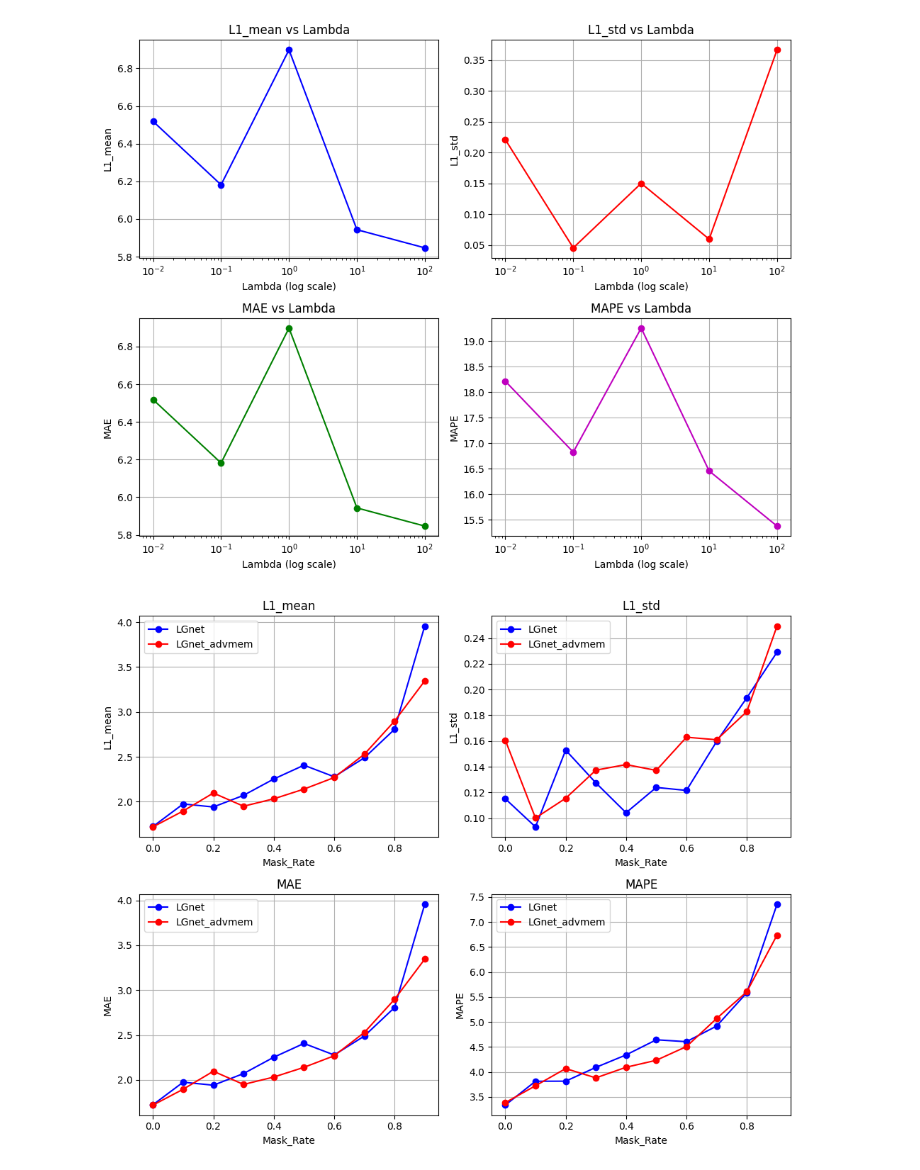
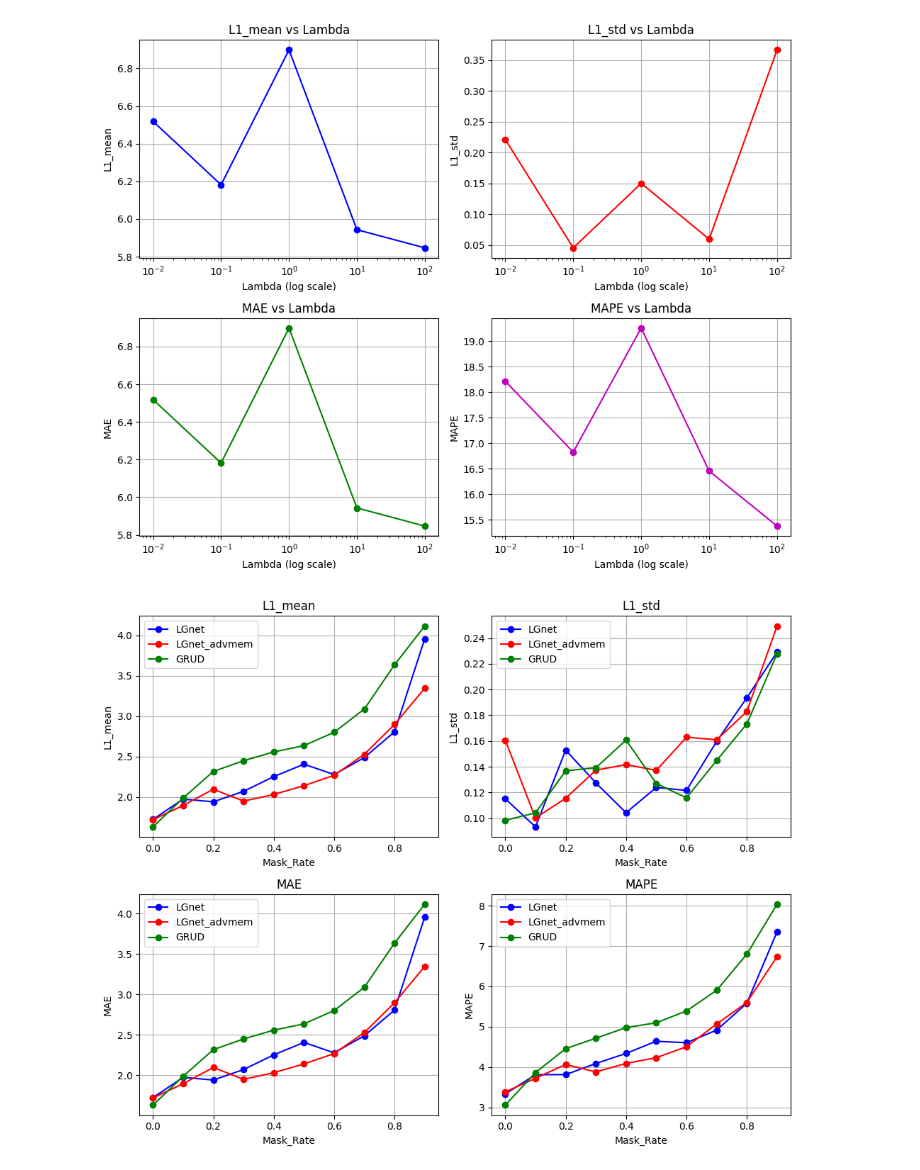
Before and after one commit to Shintaro0105/STdata_prediction, a Jupyter notebook: src/LGnet/graph.ipynb, the cells around one changed output. Saved outputs shown, nothing was run; the diff lists cells and outputs as text; code cells hidden in the pictures.

```diff
--- a/src/LGnet/graph.ipynb
+++ b/src/LGnet/graph.ipynb
@@ -345,9 +345,11 @@ import numpy as np
 
 data = '/workspaces/STdata_prediction/src/LGnet/output/missrate_BAY_8_64_100.csv'
 data_advmem = '/workspaces/STdata_prediction/src/LGnet/output/missrate_advmem_BAY_8_8_01.csv'
+data_grud = '/workspaces/STdata_prediction/src/GRU-D-zhiyongc/output/missrate_BAY_8_GRUD.csv'
 
 df = pd.read_csv(data)
 df_ = pd.read_csv(data_advmem)
+df__ = pd.read_csv(data_grud)
 
 # Plot each metric against Mask_Rate
 plt.figure(figsize=(10, 8))
@@ -356,6 +358,7 @@ plt.figure(figsize=(10, 8))
 plt.subplot(2, 2, 1)
 plt.plot(df['Mask_Rate'], df['L1_mean'], marker='o', label='LGnet', color='b')
 plt.plot(df_['Mask_Rate'], df_['L1_mean'], marker='o', label='LGnet_advmem', color='r')
+plt.plot(df__['Mask_Rate'], df__['L1_mean'], marker='o', label='GRUD', color='g')
 plt.title('L1_mean')
 plt.xlabel('Mask_Rate')
 plt.ylabel('L1_mean')
@@ -366,33 +369,36 @@ plt.legend()
 plt.subplot(2, 2, 2)
 plt.plot(df['Mask_Rate'], df['L1_std'], marker='o', label='LGnet', color='b')
 plt.plot(df_['Mask_Rate'], df_['L1_std'], marker='o', label='LGnet_advmem', color='r')
+plt.plot(df__['Mask_Rate'], df__['L1_std'], marker='o', label='GRUD', color='g')
 plt.title('L1_std')
 plt.xlabel('Mask_Rate')
 plt.ylabel('L1_std')
 plt.grid(True)
 plt.legend()
 
 # Plot MAE
 plt.subplot(2, 2, 3)
 plt.plot(df['Mask_Rate'], df['MAE'], marker='o', label='LGnet', color='b')
 plt.plot(df_['Mask_Rate'], df_['MAE'], marker='o', label='LGnet_advmem', color='r')
+plt.plot(df__['Mask_Rate'], df__['MAE'], marker='o', label='GRUD', color='g')
 plt.title('MAE')
 plt.xlabel('Mask_Rate')
 plt.ylabel('MAE')
 plt.grid(True)
 plt.legend()
 
 # Plot MAPE
 plt.subplot(2, 2, 4)
 plt.plot(df['Mask_Rate'], df['MAPE'], marker='o', label='LGnet', color='b')
 plt.plot(df_['Mask_Rate'], df_['MAPE'], marker='o', label='LGnet_advmem', color='r')
+plt.plot(df__['Mask_Rate'], df__['MAPE'], marker='o', label='GRUD', color='g')
 plt.title('MAPE')
 plt.xlabel('Mask_Rate')
 plt.ylabel('MAPE')
 plt.grid(True)
 plt.legend()
 
 plt.tight_layout()
 plt.show()
 # %% [output]
-[figure, old version]
+[figure, new version]
```
Also changed, not shown: 3 other files.
